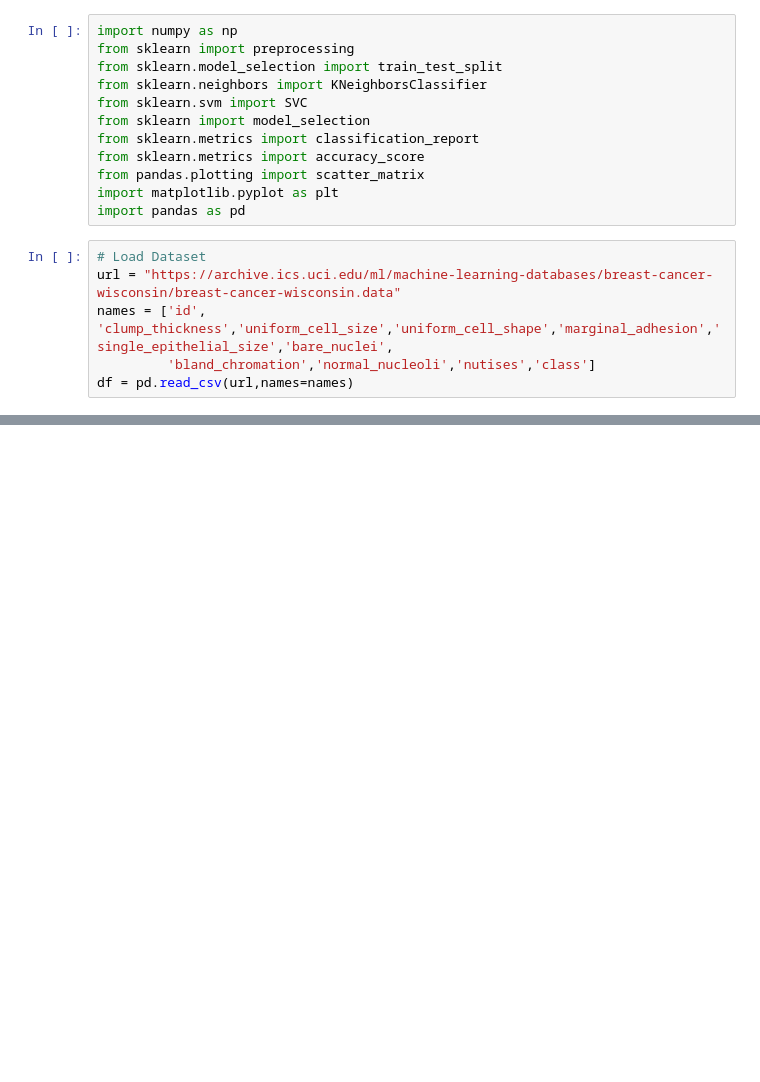
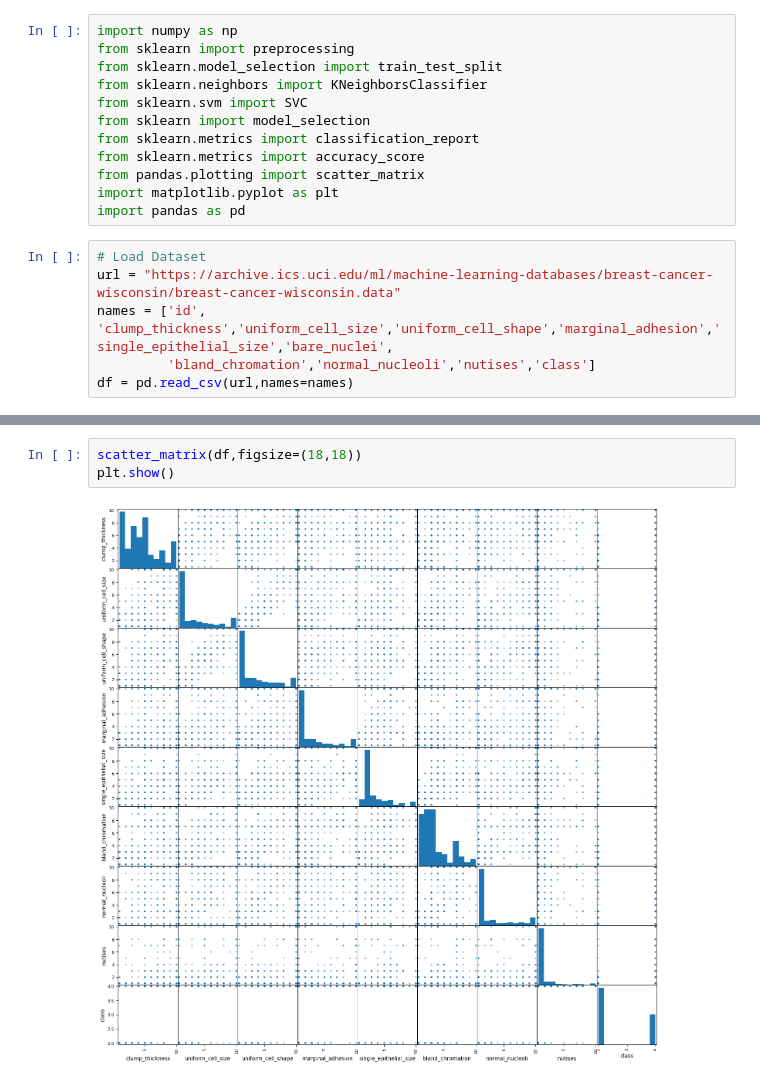
Before and after one commit to quintonmills/HospitalPro, a Jupyter notebook: HospitalPro.ipynb, the cells around one changed output, grey strips where cells are left out. Cells and saved outputs as stored; diff of their text form; blank space fills up the shorter version.

```diff
--- a/HospitalPro.ipynb
+++ b/HospitalPro.ipynb
@@ -38,0 +116,5 @@ df = pd.read_csv(url,names=names)
+# %%
+scatter_matrix(df,figsize=(18,18))
+plt.show()
+# %% [output]
+[figure, added]
```
Also changed, not shown: parts of 14 cells of this notebook.
